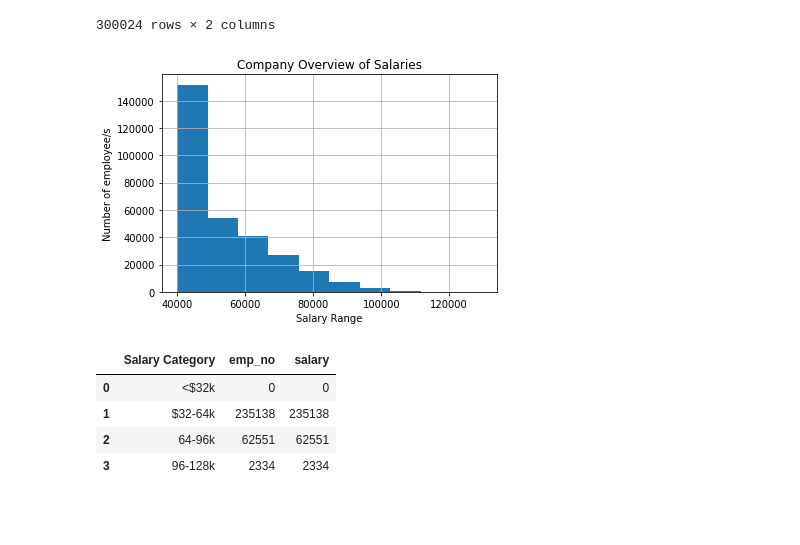
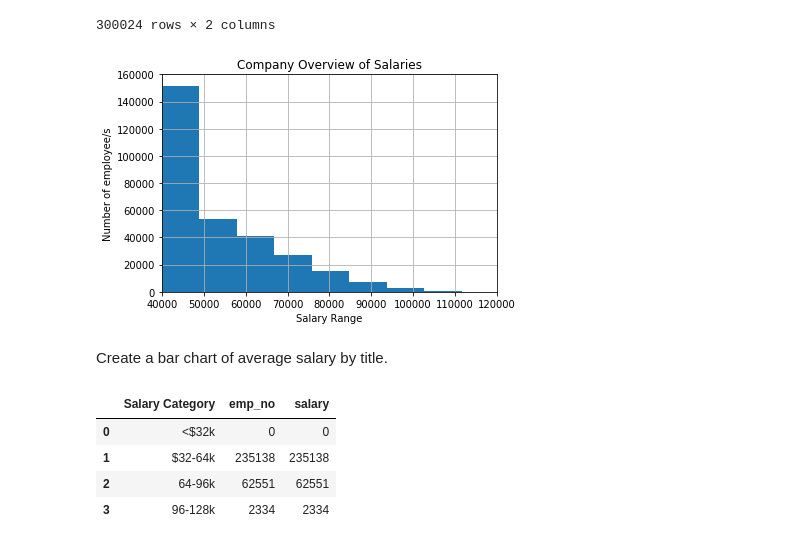
Before and after one commit to annabelcheong/sql-challenge, a Jupyter notebook: EmployeeSQL/bonus.ipynb, the cells around one changed output. Saved outputs shown, nothing was run; the diff lists cells and outputs as text; code cells hidden in the pictures; blank space fills up the shorter version.

Commit message:
Completed first histogram graph of salaries at company. Graph is tidied up with appropriate x and y axis ranges

```diff
--- a/EmployeeSQL/bonus.ipynb
+++ b/EmployeeSQL/bonus.ipynb
@@ -84,18 +84,23 @@ salaries_df
 # %%
 salary_graph=salaries_df.hist(column="salary",bins=10)
 salary_graph
 
 # Set a title for the chart
 plt.title("Company Overview of Salaries")
 plt.ylabel("Number of employee/s")
 plt.xlabel("Salary Range")
-ylim=(40000,120000)
+
+#Set x-axis and y-axis range
+plt.xlim(40000,120000)
+plt.ylim(0,160000)
 
 #Save figure
 plt.savefig("Company Overview of Salaries.png",bbox_inches="tight")
 plt.show()
 # %% [output]
-[figure, old version]
+[figure, new version]
+# %% [markdown]
+Create a bar chart of average salary by title.
 # %%
 # Salary max is just under 130,000.
 
```
Also changed, not shown: 1 other file.
